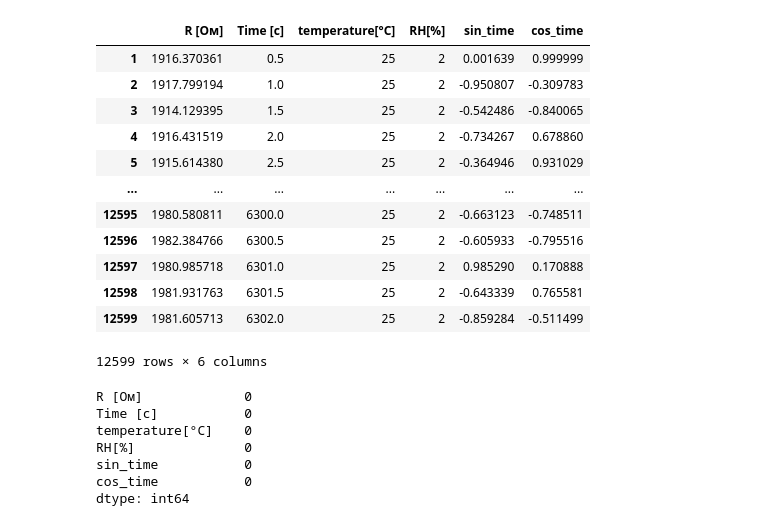
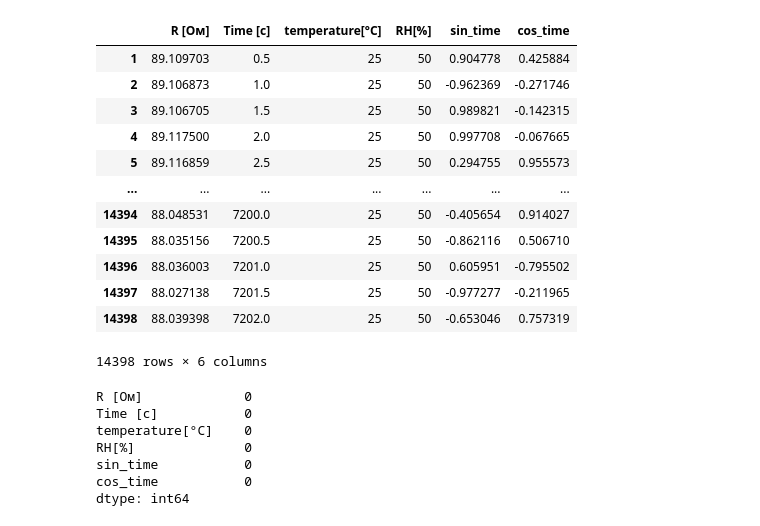
Before and after one commit to lalalaoalla/gas-analyzer, a Jupyter notebook: rnngithub.ipynb, the cells around one changed output. Cells and saved outputs as stored; diff of their text form; code cells hidden in the pictures.

```diff
--- a/rnngithub.ipynb
+++ b/rnngithub.ipynb
@@ -13,11 +13,16 @@ from sklearn.metrics import accuracy_score
 from sklearn.model_selection import train_test_split
 # %%
 #считывание данных
-
+#NH3
 nh3_2rh_25t = pd.read_excel('Данные для МО/NH3_100_200_300_500 ppm.xlsx', sheet_name='Untitled')
+nh3_25rh_25t = pd.read_excel('Данные для МО/NH3_100_200_300_500 ppm_RH25%.xlsx', sheet_name='Untitled')
+nh3_50rh_25t = pd.read_excel('Данные для МО/NH3_100_200_300_500 ppm_RH50%.xlsx', sheet_name='Untitled')
+nh3_75rh_25t = pd.read_excel('Данные для МО/NH3_100_200_300_500 ppm_RH75%.xlsx', sheet_name='Untitled')
+# NO2
 no2_2rh_25t = pd.read_excel('Данные для МО/NO2_2_5_10 ppm_ RH_2%.xlsx', sheet_name='Untitled')
 no2_25rh_25t = pd.read_excel('Данные для МО/NO2_2_5_10 ppm_RH_25%.xlsx', sheet_name='Untitled')
 no2_50rh_25t = pd.read_excel('Данные для МО/NO2_2_5_10 ppm_RH_50%.xlsx', sheet_name='Untitled')
 no2_75rh_25t = pd.read_excel('Данные для МО/NO2_2_5_10 ppm_RH_75%.xlsx', sheet_name='Untitled')
+no2_2rh_50t = pd.read_excel('Данные для МО/NO2_2_5_10 ppm_temp_50.xlsx', sheet_name='Untitled')
 # %%
 #строим график зависимости сопротивления от времени
@@ -39,15 +68,26 @@ dependency_graph = dependency_graphs(no2_25rh_25t)
 # %%
-#функция для обработки - добавим отдельный столбик с температурой(25), с относительнеой влажностью(для каждого файла она своя, но постоянная)
+#функция для обработки - добавим отдельный столбик с температурой, с относительнеой влажностью(для каждого файла она своя, но постоянная)
 def temperature_and_RH(df,t,rh):
     df['temperature[°C]'] = t
     df['RH[%]']=rh
     return df
 
+#NH3 temp = 25
 nh3_2rh_25t = temperature_and_RH(nh3_2rh_25t,25,2)
+nh3_25rh_25t = temperature_and_RH(nh3_2rh_25t,25,25)
+nh3_50rh_25t = temperature_and_RH(nh3_50rh_25t,25,50)
+nh3_75rh_25t = temperature_and_RH(nh3_75rh_25t,25,75)
+
+#NO2 temp = 25
 no2_2rh_25t = temperature_and_RH(no2_2rh_25t,25,2)
 no2_25rh_25t = temperature_and_RH(no2_25rh_25t,25,25)
 no2_50rh_25t = temperature_and_RH(no2_50rh_25t,25,50)
 no2_75rh_25t = temperature_and_RH(no2_75rh_25t,25,75)
-no2_75rh_25t
+
+#NO2 temp = 50
+no2_2rh_50t = temperature_and_RH(no2_2rh_50t,50,2)
+
+#вывод
+nh3_50rh_25t
 # %% [output]
 |  | R [Ом] | Time [с] | temperature[°C] | RH[%] |
@@ -66,39 +106,51 @@ no2_75rh_25t
 # %%
-# #ЗДЕСЬ ВОЗНИКАЮТ НАНЫ, ЛИБО ПО-ДРУГОМУ ПЕРЕСЧИТАТЬ, ЛИБО ПРИДУМАТЬ КАК ИЗБАВЛЯТЬСЯ ОТ НАНОВ
+# #ЗДЕСЬ ВОЗНИКАЮТ НАНЫ, избавление он nan'ов происходит ниже
 # #ДОСТАТОЧНО МНОГО НУЛЕЙ ПОЯВЛЯЕТСЯ В СТОЛБЦЕ ПЕРИОДА
-# #функция для вычисления sin_time и cos_time (период где-то 1000с?) по крайней мере у аммиака
+# #функция для вычисления sin_time и cos_time
+
 def sin_time_and_cos_time(df, time_column,R_column):
     df['period'] = df[R_column].diff()
     #print((df['period'] == 0).sum())
     #чтобы не появлялось нанов в столбцах с косинусом и синусом
     df.dropna(subset=['period'], inplace=True)
 
     df['sin_time'] = np.sin(2 * np.pi * df[time_column] / df['period'])
     df['cos_time'] = np.cos(2 * np.pi * df[time_column] / df['period'])
 #удаляем временный столбец 'period'
     df.drop('period', axis=1, inplace=True)
     return df
 
+#NH3 temp = 25
 nh3_2rh_25t = sin_time_and_cos_time(nh3_2rh_25t,'Time [с]','R [Ом]')
+nh3_25rh_25t = sin_time_and_cos_time(nh3_25rh_25t,'Time [с]','R [Ом]')
+nh3_50rh_25t = sin_time_and_cos_time(nh3_50rh_25t,'Time [с]','R [Ом]')
+nh3_75rh_25t = sin_time_and_cos_time(nh3_75rh_25t,'Time [с]','R [Ом]')
+
+#NO2 temp = 25
 no2_2rh_25t  = sin_time_and_cos_time(no2_2rh_25t,'Time [с]','R [Ом]')
 no2_25rh_25t = sin_time_and_cos_time(no2_25rh_25t,'Time [с]','R [Ом]')
 no2_50rh_25t = sin_time_and_cos_time(no2_50rh_25t,'Time [с]','R [Ом]')
 no2_75rh_25t = sin_time_and_cos_time(no2_75rh_25t,'Time [с]','R [Ом]')
-nh3_2rh_25t
+
+#NO2 temp = 50
+no2_2rh_50t = sin_time_and_cos_time(no2_2rh_50t,'Time [с]','R [Ом]')
+
+#вывод
+nh3_50rh_25t
 # %% [output]
 |  | R [Ом] | Time [с] | temperature[°C] | RH[%] | sin_time | cos_time |
-| 1 | 1916.370361 | 0.5 | 25 | 2 | 0.001639 | 0.999999 |
-| 2 | 1917.799194 | 1.0 | 25 | 2 | -0.950807 | -0.309783 |
-| 3 | 1914.129395 | 1.5 | 25 | 2 | -0.542486 | -0.840065 |
-| 4 | 1916.431519 | 2.0 | 25 | 2 | -0.734267 | 0.678860 |
-| 5 | 1915.614380 | 2.5 | 25 | 2 | -0.364946 | 0.931029 |
+| 1 | 89.109703 | 0.5 | 25 | 50 | 0.904778 | 0.425884 |
+| 2 | 89.106873 | 1.0 | 25 | 50 | -0.962369 | -0.271746 |
+| 3 | 89.106705 | 1.5 | 25 | 50 | 0.989821 | -0.142315 |
+| 4 | 89.117500 | 2.0 | 25 | 50 | 0.997708 | -0.067665 |
+| 5 | 89.116859 | 2.5 | 25 | 50 | 0.294755 | 0.955573 |
 | ... | ... | ... | ... | ... | ... | ... |
-| 12595 | 1980.580811 | 6300.0 | 25 | 2 | -0.663123 | -0.748511 |
-| 12596 | 1982.384766 | 6300.5 | 25 | 2 | -0.605933 | -0.795516 |
-| 12597 | 1980.985718 | 6301.0 | 25 | 2 | 0.985290 | 0.170888 |
-| 12598 | 1981.931763 | 6301.5 | 25 | 2 | -0.643339 | 0.765581 |
-| 12599 | 1981.605713 | 6302.0 | 25 | 2 | -0.859284 | -0.511499 |
+| 14394 | 88.048531 | 7200.0 | 25 | 50 | -0.405654 | 0.914027 |
+| 14395 | 88.035156 | 7200.5 | 25 | 50 | -0.862116 | 0.506710 |
+| 14396 | 88.036003 | 7201.0 | 25 | 50 | 0.605951 | -0.795502 |
+| 14397 | 88.027138 | 7201.5 | 25 | 50 | -0.977277 | -0.211965 |
+| 14398 | 88.039398 | 7202.0 | 25 | 50 | -0.653046 | 0.757319 |
-12599 rows × 6 columns
+14398 rows × 6 columns
 # %%
 #удаляем наны в датафрейме, а точнее заменяем их на предыдущее значение
 nh3_2rh_25t.fillna(method = "ffill", inplace=True)
```
Also changed, not shown: parts of 16 cells of this notebook, 2 other files.
